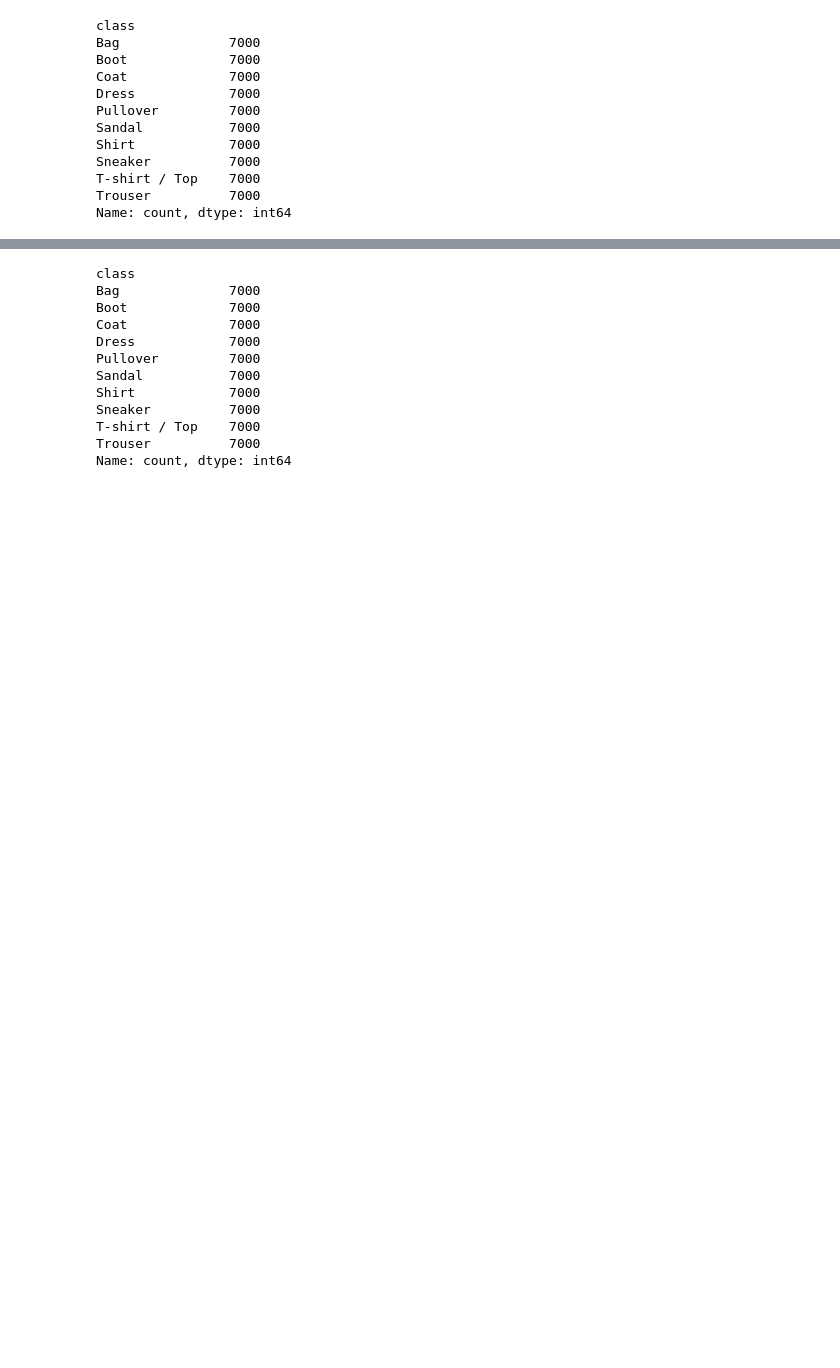
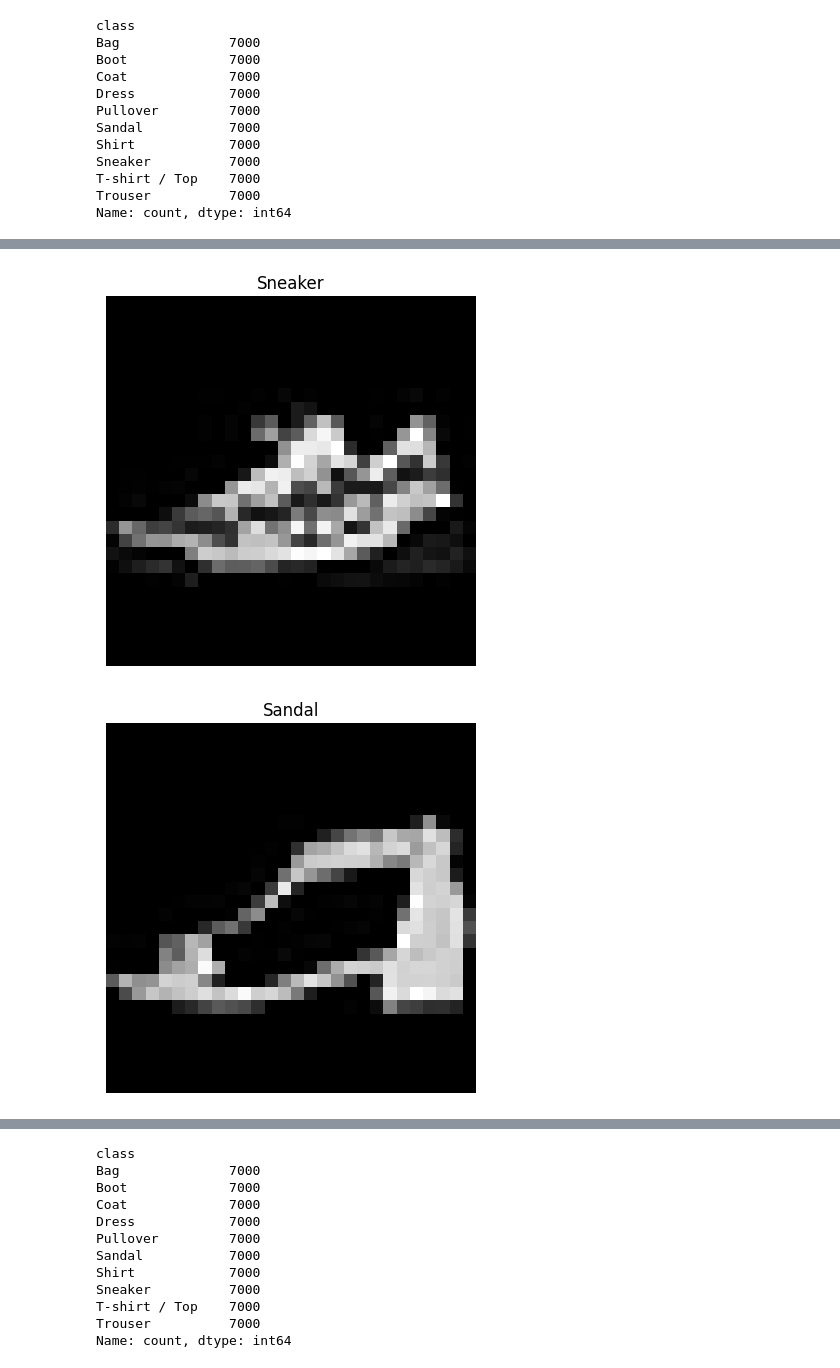
Before and after one commit to TenthAnalyst/NOD-Coding-Image-Recognition-Project, a Jupyter notebook: notebook.ipynb, the cells around one changed output, grey strips where cells are left out. Saved outputs shown, nothing was run; the diff lists cells and outputs as text; code cells hidden in the pictures; blank space fills up the shorter version.

```diff
--- a/notebook.ipynb
+++ b/notebook.ipynb
@@ -106,0 +140,6 @@ def image_maker(index, df, class_=None):
+# %%
+image_maker(800, df, 'Sneaker')
+image_maker(900, df, 'Sandal')
+# %% [output]
+[figure, added]
+[figure, added]
```
Also changed, not shown: parts of 84 cells of this notebook, 1 other file.
